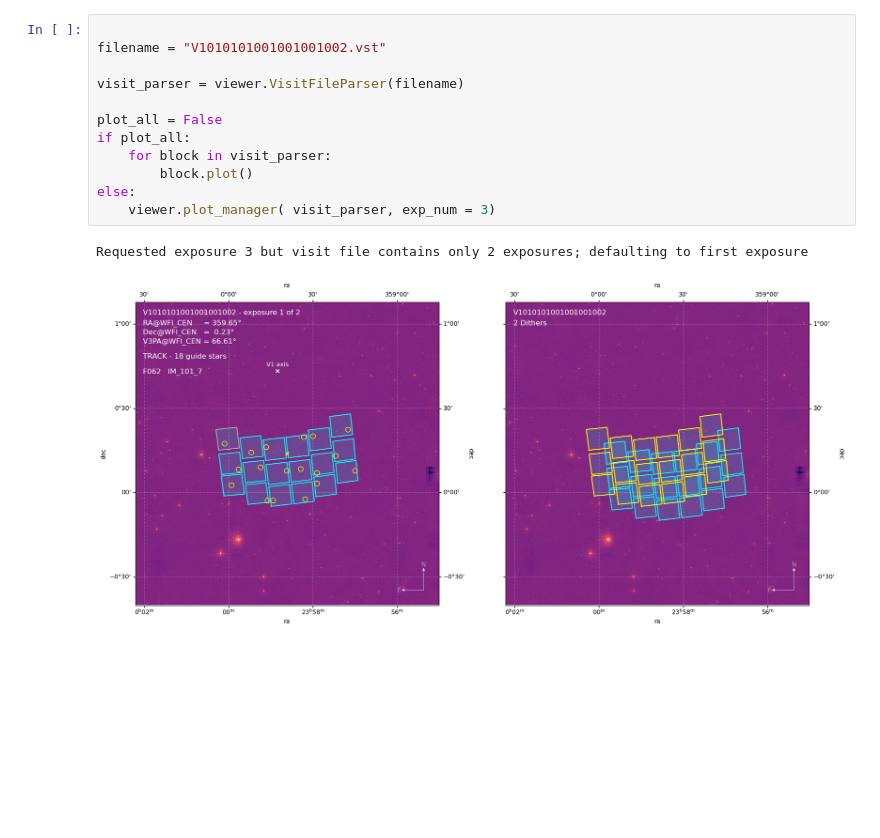
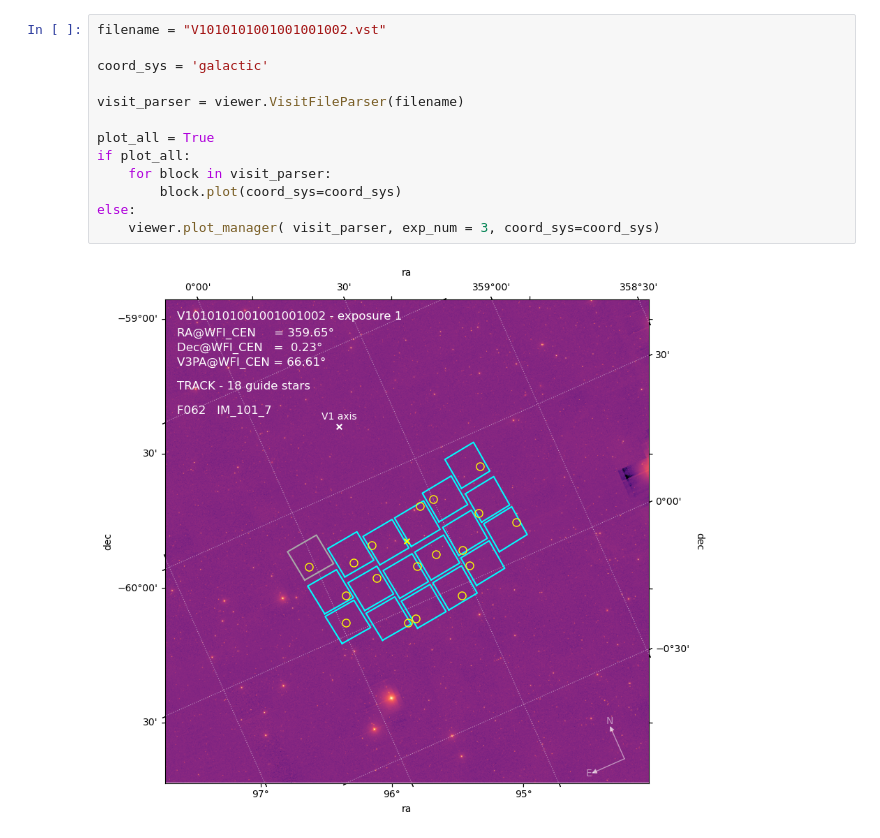
Before and after one commit to Skyhawk172/roman_visit_viewer, a Jupyter notebook: roman_visit_viewer_demo.ipynb, the cells around one changed output. Saved outputs shown, nothing was run; the diff lists cells and outputs as text; blank space fills up the shorter version.

Commit message:
adding coord_sys example

```diff
--- a/roman_visit_viewer_demo.ipynb
+++ b/roman_visit_viewer_demo.ipynb
@@ -3,15 +6,15 @@ import roman_visit_viewer as viewer
 # %%
+filename = "V1010101001001001002.vst"
 
-filename = "V1010101001001001002.vst"
+coord_sys = 'galactic'
 
 visit_parser = viewer.VisitFileParser(filename)
 
-plot_all = False
+plot_all = True
 if plot_all:
     for block in visit_parser:
-        block.plot()
+        block.plot(coord_sys=coord_sys)
 else:
-    viewer.plot_manager( visit_parser, exp_num = 3)
+    viewer.plot_manager( visit_parser, exp_num = 3, coord_sys=coord_sys)
 # %% [output]
-Requested exposure 3 but visit file contains only 2 exposures; defaulting to first exposure
-[figure, old version]
+[figure, new version]
```
Also changed, not shown: parts of 2 cells of this notebook.
